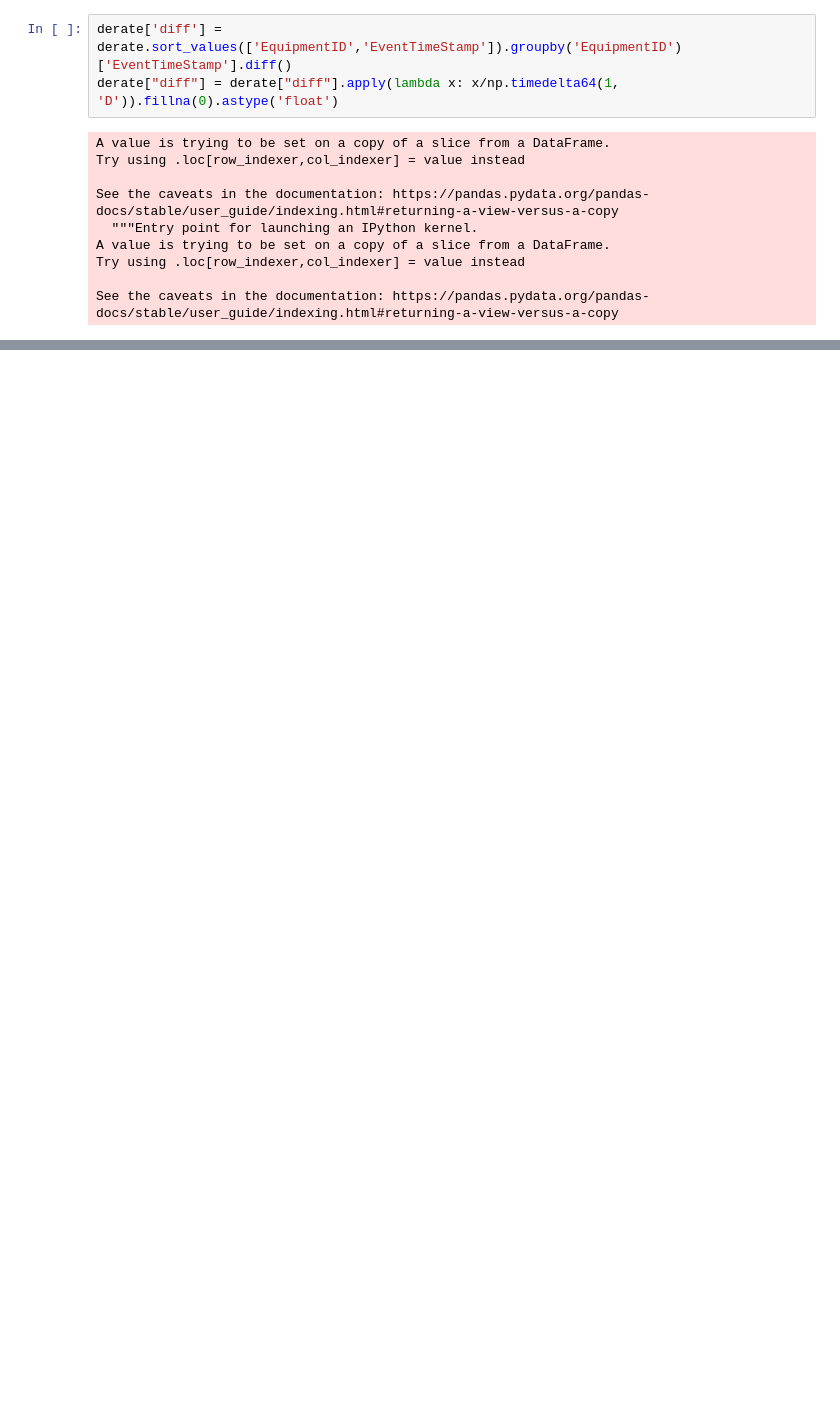
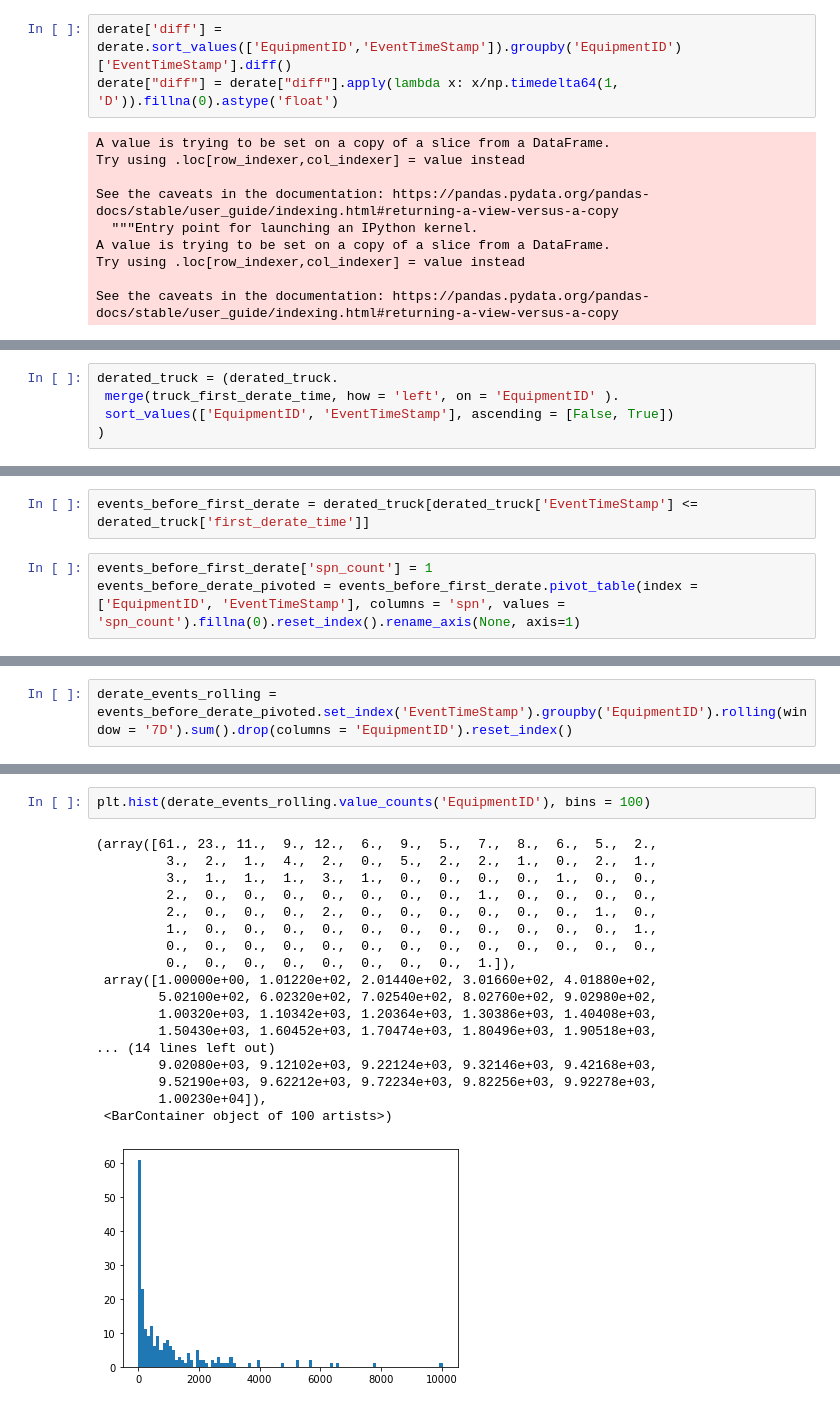
Before and after one commit to nss-data-science-cohort-5/big_g_express-domo-arigato-mr-robot, a Jupyter notebook: notebook/01_Big_G_Express_Zhang.ipynb, the cells around one changed output, grey strips where cells are left out. Cells and saved outputs as stored; diff of their text form; blank space fills up the shorter version.

Commit message:
first ML model

```diff
--- a/notebook/01_Big_G_Express_Zhang.ipynb
+++ b/notebook/01_Big_G_Express_Zhang.ipynb
@@ -454,0 +460,5 @@ for x in range(5, 101, 5):
+# %%
+derated_truck = (derated_truck.
+ merge(truck_first_derate_time, how = 'left', on = 'EquipmentID' ).
+ sort_values(['EquipmentID', 'EventTimeStamp'], ascending = [False, True])
+)
@@ -454,0 +469,5 @@ for x in range(5, 101, 5):
+# %%
+events_before_first_derate = derated_truck[derated_truck['EventTimeStamp'] <= derated_truck['first_derate_time']]
+# %%
+events_before_first_derate['spn_count'] = 1
+events_before_derate_pivoted = events_before_first_derate.pivot_table(index = ['EquipmentID', 'EventTimeStamp'], columns = 'spn', values = 'spn_count').fillna(0).reset_index().rename_axis(None, axis=1)
@@ -454,0 +495,2 @@ for x in range(5, 101, 5):
+# %%
+derate_events_rolling = events_before_derate_pivoted.set_index('EventTimeStamp').groupby('EquipmentID').rolling(window = '7D').sum().drop(columns = 'EquipmentID').reset_index()
@@ -454,0 +629,21 @@ for x in range(5, 101, 5):
+# %%
+plt.hist(derate_events_rolling.value_counts('EquipmentID'), bins = 100)
+# %% [output]
+(array([61., 23., 11.,  9., 12.,  6.,  9.,  5.,  7.,  8.,  6.,  5.,  2.,
+         3.,  2.,  1.,  4.,  2.,  0.,  5.,  2.,  2.,  1.,  0.,  2.,  1.,
+         3.,  1.,  1.,  1.,  3.,  1.,  0.,  0.,  0.,  0.,  1.,  0.,  0.,
+         2.,  0.,  0.,  0.,  0.,  0.,  0.,  0.,  1.,  0.,  0.,  0.,  0.,
+         2.,  0.,  0.,  0.,  2.,  0.,  0.,  0.,  0.,  0.,  0.,  1.,  0.,
+         1.,  0.,  0.,  0.,  0.,  0.,  0.,  0.,  0.,  0.,  0.,  0.,  1.,
+         0.,  0.,  0.,  0.,  0.,  0.,  0.,  0.,  0.,  0.,  0.,  0.,  0.,
+         0.,  0.,  0.,  0.,  0.,  0.,  0.,  0.,  1.]),
+ array([1.00000e+00, 1.01220e+02, 2.01440e+02, 3.01660e+02, 4.01880e+02,
+        5.02100e+02, 6.02320e+02, 7.02540e+02, 8.02760e+02, 9.02980e+02,
+        1.00320e+03, 1.10342e+03, 1.20364e+03, 1.30386e+03, 1.40408e+03,
+        1.50430e+03, 1.60452e+03, 1.70474e+03, 1.80496e+03, 1.90518e+03,
+... (14 lines left out)
+        9.02080e+03, 9.12102e+03, 9.22124e+03, 9.32146e+03, 9.42168e+03,
+        9.52190e+03, 9.62212e+03, 9.72234e+03, 9.82256e+03, 9.92278e+03,
+        1.00230e+04]),
+ <BarContainer object of 100 artists>)
+[figure, added]
```
Also changed, not shown: parts of 70 cells of this notebook.
